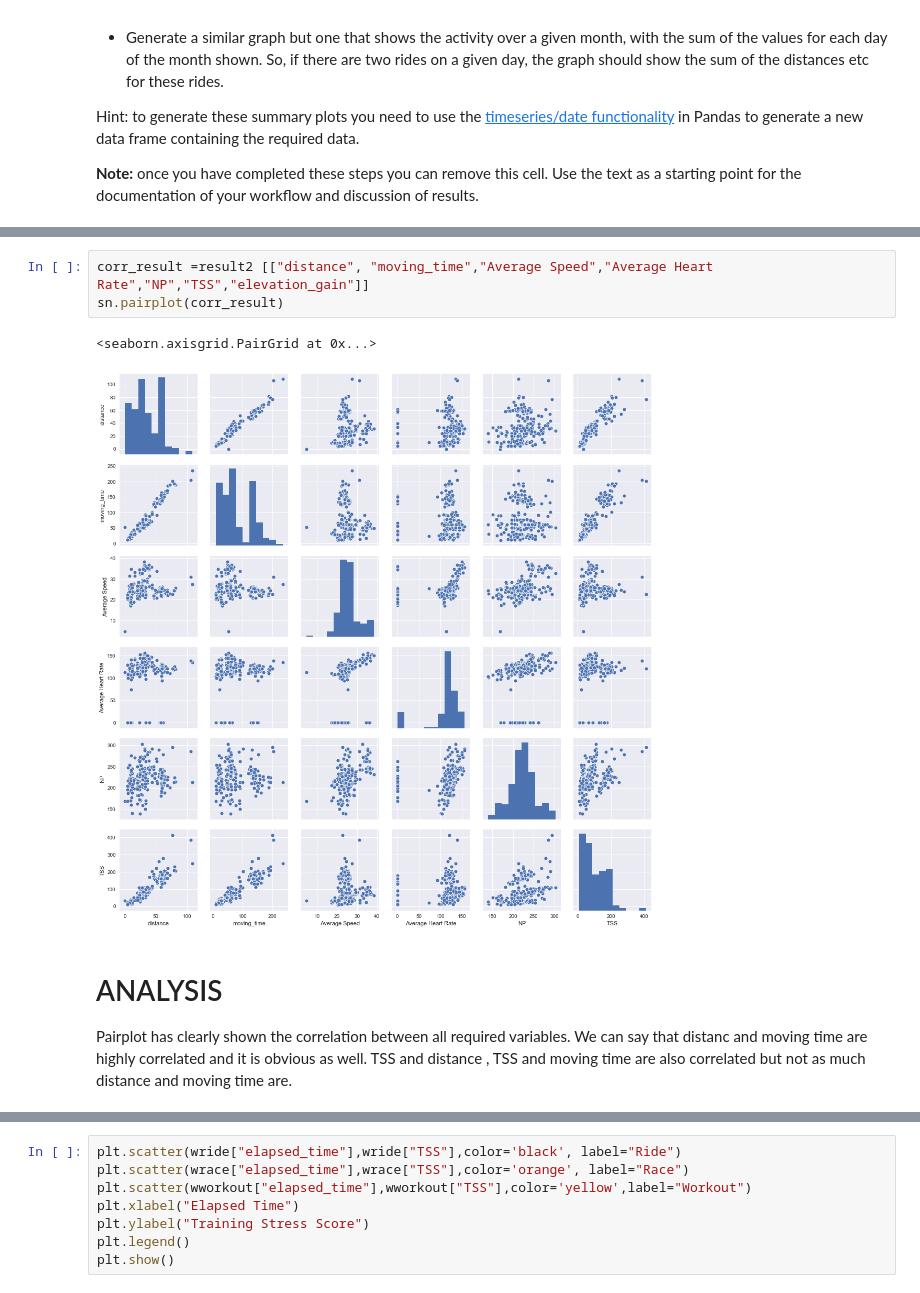
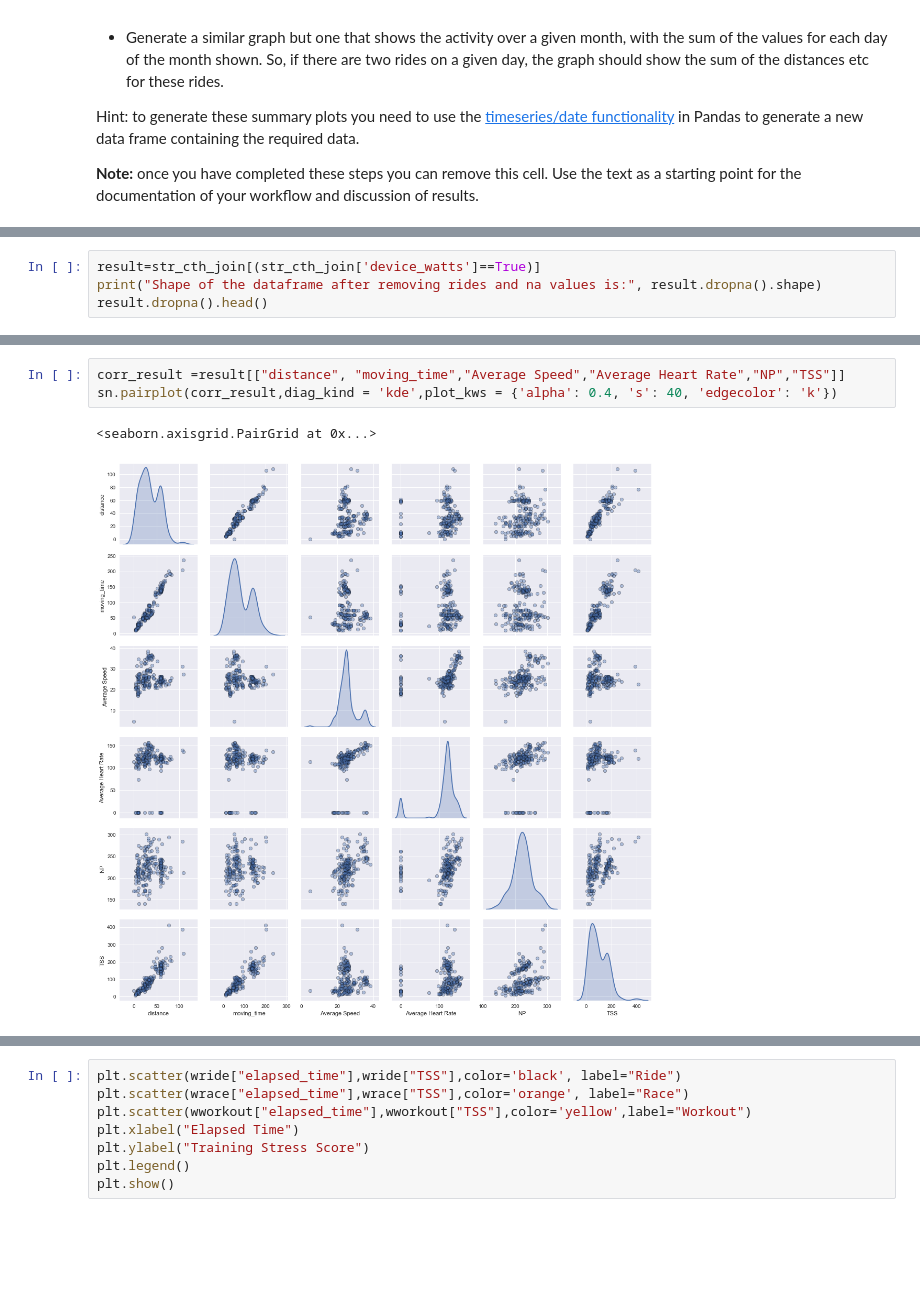
Before and after one commit to shubhamrana2374/Portfolio, a Jupyter notebook: Portfolio 1.ipynb, the cells around one changed output, grey strips where cells are left out. Drawn from its saved outputs; the diff is of its cells as text; blank space fills up the shorter version.

```diff
--- a/Portfolio 1.ipynb
+++ b/Portfolio 1.ipynb
@@ -198,0 +149,4 @@ plt.show()
+# %%
+result=str_cth_join[(str_cth_join['device_watts']==True)]
+print("Shape of the dataframe after removing rides and na values is:", result.dropna().shape)
+result.dropna().head()
@@ -204,10 +211,6 @@ Whereas Average Power and Average Speed can be considered as left skewed and TSS
 # %%
-corr_result =result2 [["distance", "moving_time","Average Speed","Average Heart Rate","NP","TSS","elevation_gain"]]
-sn.pairplot(corr_result)
+corr_result =result[["distance", "moving_time","Average Speed","Average Heart Rate","NP","TSS"]]
+sn.pairplot(corr_result,diag_kind = 'kde',plot_kws = {'alpha': 0.4, 's': 40, 'edgecolor': 'k'})
 # %% [output]
 <seaborn.axisgrid.PairGrid at 0x...>
-[figure, old version]
+[figure, new version]
-# %% [markdown]
-# ANALYSIS
-Pairplot has clearly shown the correlation between all required variables. We can say that distanc and moving time are highly correlated and it is obvious as well.
-TSS and distance , TSS and moving time are also correlated but not as much distance and moving time are.
```
Also changed, not shown: parts of 41 cells of this notebook.
